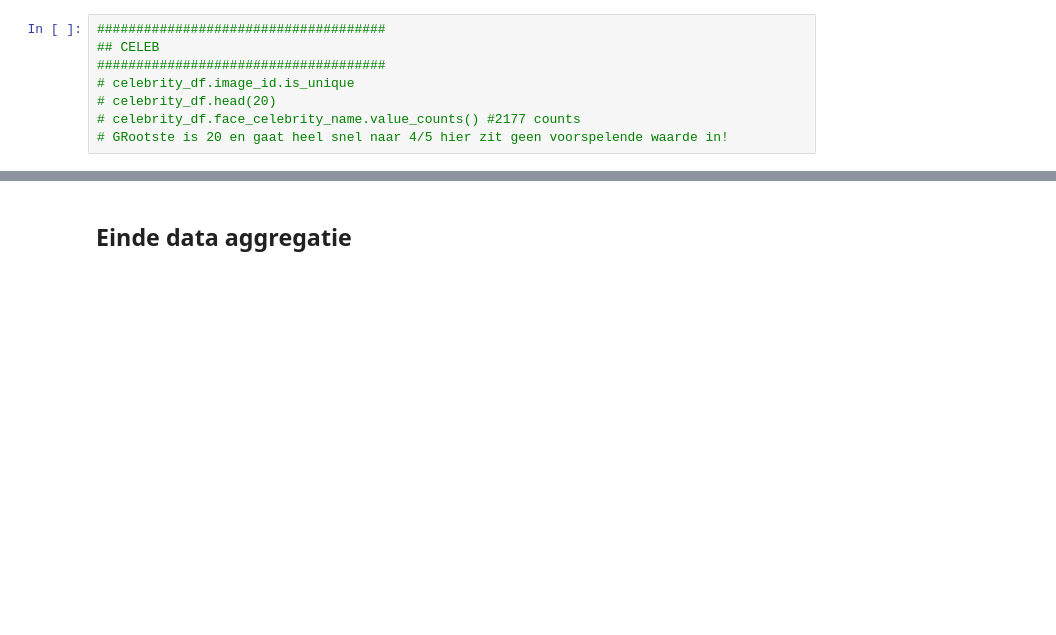
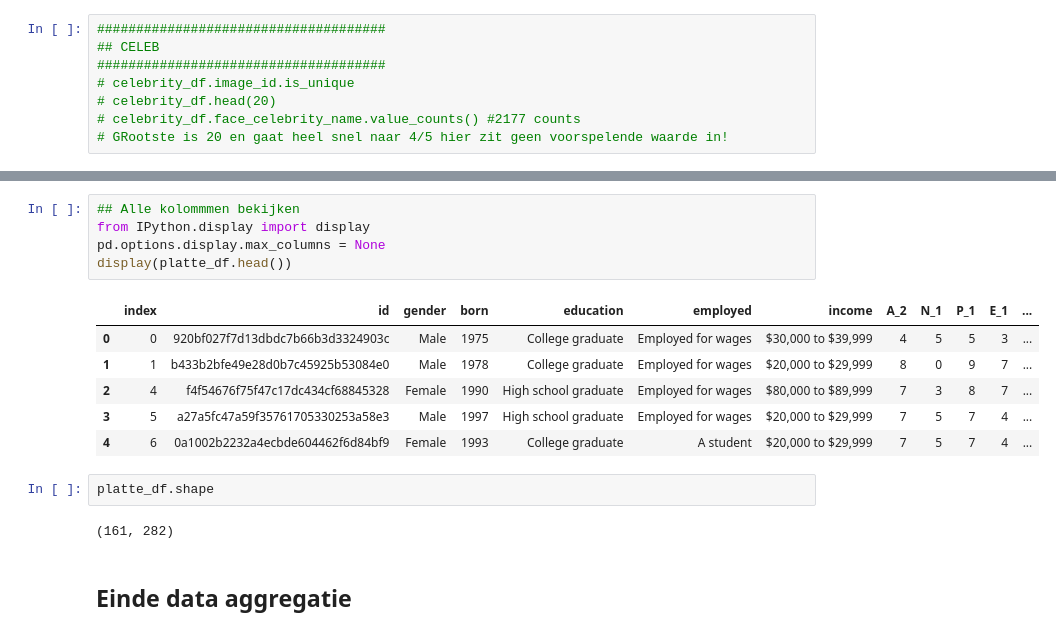
Before and after one commit to JeffreyBosman/FDScase2, a Jupyter notebook: Preprocessing_instagram_assignment.ipynb, the cells around one changed output, grey strips where cells are left out. Saved outputs shown, nothing was run; the diff lists cells and outputs as text; blank space fills up the shorter version.

Commit message:
alles platgeslagen

```diff
--- a/Preprocessing_instagram_assignment.ipynb
+++ b/Preprocessing_instagram_assignment.ipynb
@@ -245,3 +292,19 @@ People , image_df, metrics_df
+# %%
+## Alle kolommmen bekijken
+from IPython.display import display
+pd.options.display.max_columns = None
+display(platte_df.head())
+# %% [output]
+|  | index | id | gender | born | education | employed | income | A_2 | N_1 | P_1 | E_1 | ... |
+| 0 | 0 | 920bf027f7d13dbdc7b66b3d3324903c | Male | 1975 | College graduate | Employed for wages | $30,000 to $39,999 | 4 | 5 | 5 | 3 | ... |
+| 1 | 1 | b433b2bfe49e28d0b7c45925b53084e0 | Male | 1978 | College graduate | Employed for wages | $20,000 to $29,999 | 8 | 0 | 9 | 7 | ... |
+| 2 | 4 | f4f54676f75f47c17dc434cf68845328 | Female | 1990 | High school graduate | Employed for wages | $80,000 to $89,999 | 7 | 3 | 8 | 7 | ... |
+| 3 | 5 | a27a5fc47a59f35761705330253a58e3 | Male | 1997 | High school graduate | Employed for wages | $20,000 to $29,999 | 7 | 5 | 7 | 4 | ... |
+| 4 | 6 | 0a1002b2232a4ecbde604462f6d84bf9 | Female | 1993 | College graduate | A student | $20,000 to $29,999 | 7 | 5 | 7 | 4 | ... |
+# %%
+platte_df.shape
+# %% [output]
+(161, 282)
 # %% [markdown]
 ## Einde data aggregatie
 # %%
```
Also changed, not shown: parts of 10 cells of this notebook.
